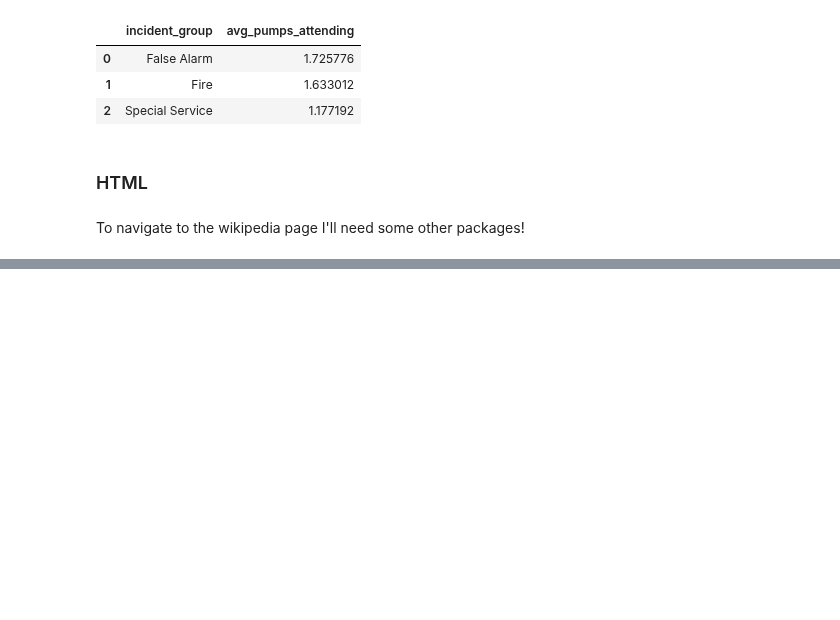
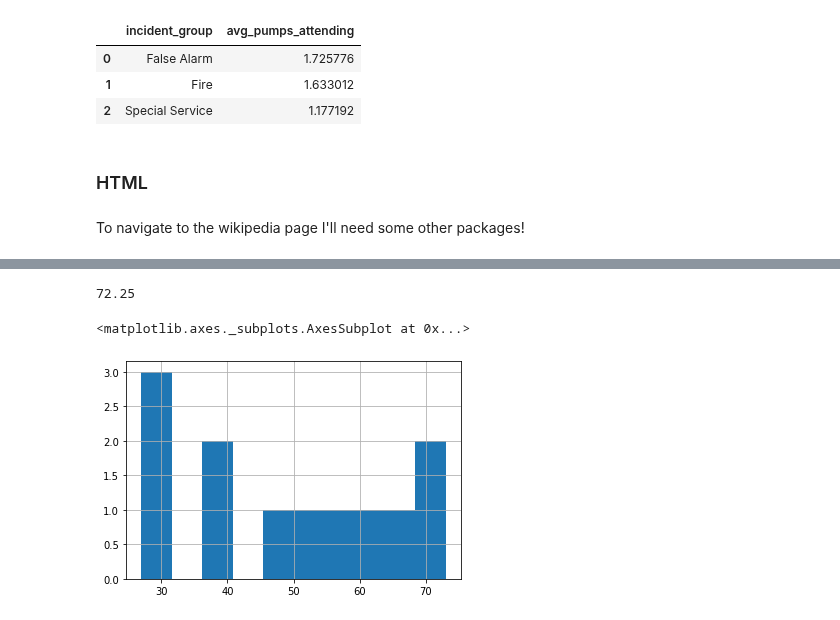
Before and after one commit to nurfnick/Data_Viz, a Jupyter notebook: 12_GatheringConclusion.ipynb, the cells around one changed output, grey strips where cells are left out. Cells and saved outputs as stored; diff of their text form; code cells hidden in the pictures; blank space fills up the shorter version.

```diff
--- a/12_GatheringConclusion.ipynb
+++ b/12_GatheringConclusion.ipynb
@@ -136,0 +160,9 @@ TypeError: ignored
+# %%
+df.query('City == "Oklahoma City" and Low_High == "Avg. high"').Temp_F.mean()
+# %% [output]
+72.25
+# %%
+df.query('City == "Tulsa" and Low_High == "Avg. low"').Temp_F.hist()
+# %% [output]
+<matplotlib.axes._subplots.AxesSubplot at 0x...>
+[figure, added]
```
Also changed, not shown: parts of 8 cells of this notebook.
